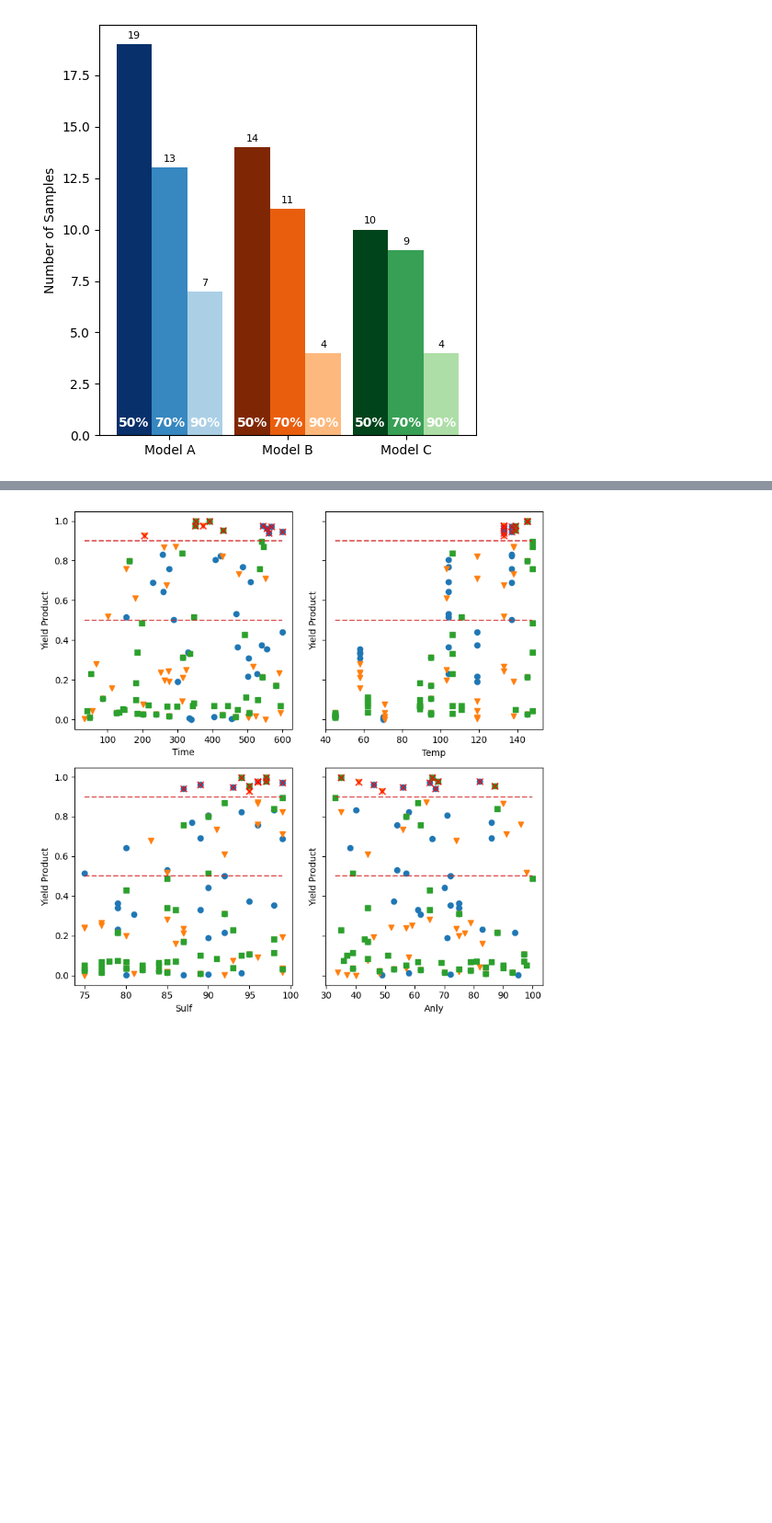
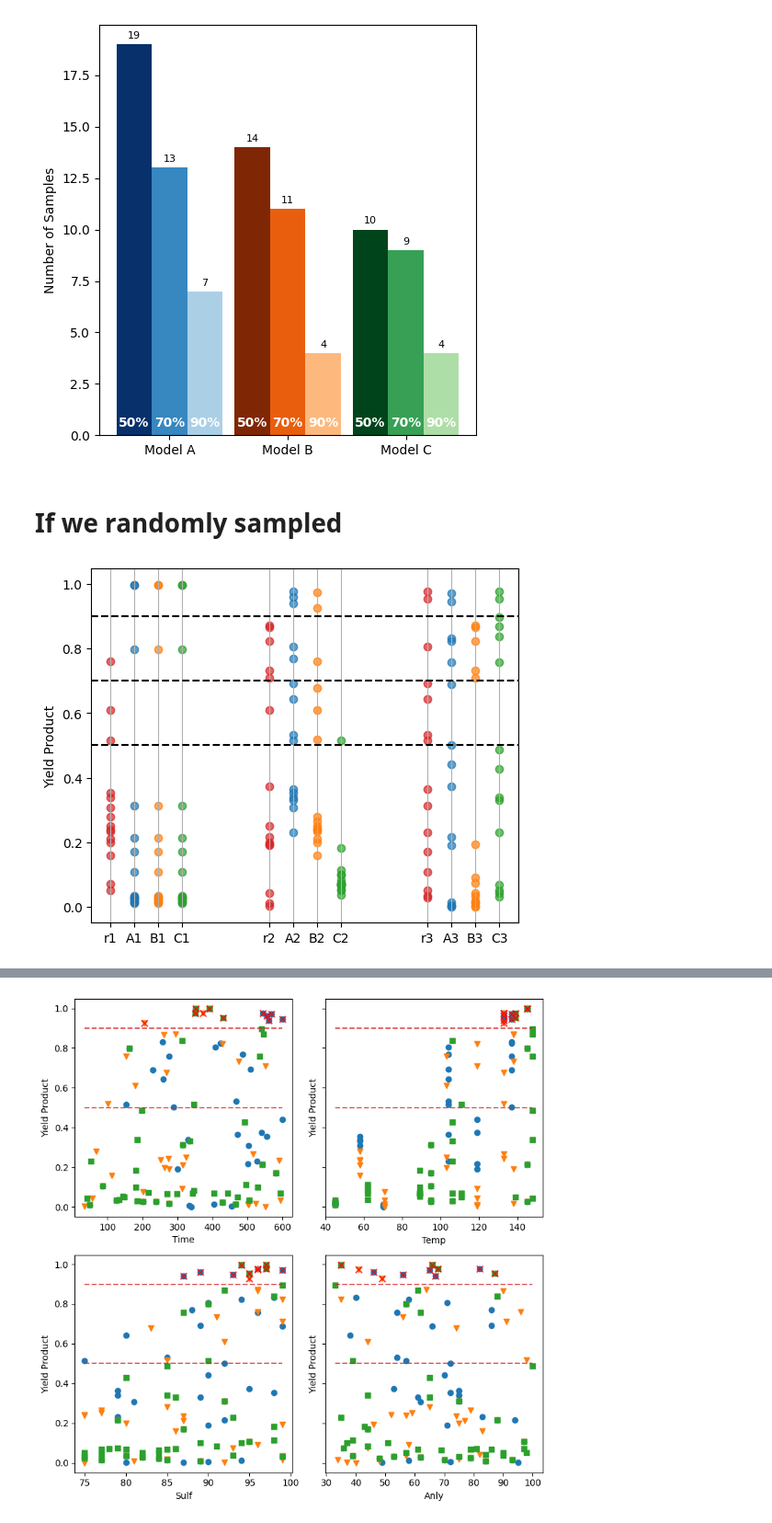
Before and after one commit to uwsunlab/BO-RFB, a Jupyter notebook: Results/All_results.ipynb, the cells around one changed output, grey strips where cells are left out. Shown at 92% size. Saved outputs shown, nothing was run; the diff lists cells and outputs as text; code cells hidden in the pictures; blank space fills up the shorter version.

```diff
--- a/Results/All_results.ipynb
+++ b/Results/All_results.ipynb
@@ -171,15 +174,15 @@ cumulative_bar(ax3,thresh = 0.9)
 # %% [output]
 [figure]
 # %%
-import numpy as np
-import matplotlib.pyplot as plt
-import matplotlib.cm as cm
 
 # Example data
 thresholds = [0.5, 0.7, 0.9]
-counts_A = [19, 13, 7]
-counts_B = [14, 11, 4]
-counts_C = [10, 9, 4]
+
+# Calculate counts for each threshold for each model
+counts_A = [ (set_dataA['yield product'] > thresh).sum().item() for thresh in thresholds ]
+counts_B = [ (set_dataB['yield product'] > thresh).sum().item() for thresh in thresholds ]
+counts_C = [ (set_dataC['yield product'] > thresh).sum().item() for thresh in thresholds ]
+
 model_counts = [counts_A, counts_B, counts_C]
 model_names = ['ModelA', 'ModelB', 'ModelC']  # Used for cm.*
 num_bars_per_model = len(thresholds)
@@ -222,3 +225,5 @@ plt.tight_layout()
 plt.show()
 # %% [output]
 [figure]
+# %% [markdown]
+# If we randomly sampled
@@ -224,0 +263,35 @@ plt.show()
+# %%
+# Plotting
+offset = 0.15
+plt.figure(figsize=(6, 5))
+for i, samples in enumerate(random_sampling):
+    plt.scatter([iteration[i]] * len(samples), samples.values, color = 'tab:red' , alpha=0.7)
+    # Plot the actual yield product values from set_dataA for each iteration
+      # Amount to shift to the right
+    plt.scatter([iteration[i] + offset] * batch_size, set_dataA.iloc[i*batch_size:(i+1)*batch_size]['yield product'],
+                color='tab:blue', alpha=0.7, label='set_dataA' if i == 0 else "")
+    plt.scatter([iteration[i] + 2*offset] * batch_size, set_dataB.iloc[i*batch_size:(i+1)*batch_size]['yield product'],
+                color='tab:orange', alpha=0.7, label='set_dataB' if i == 0 else "")
+    plt.scatter([iteration[i] + 3*offset] * batch_size, set_dataC.iloc[i*batch_size:(i+1)*batch_size]['yield product'],
+                color='tab:green', alpha=0.7, label='set_dataC' if i == 0 else "")
+# plt.xlabel('Iteration')
+plt.axhline(y=0.9, color='k', linestyle='--', label='y=0.9')
+plt.axhline(y=0.7, color='k', linestyle='--', label='y=0.9')
+plt.axhline(y=0.5, color='k', linestyle='--', label='y=0.9')
+plt.ylabel('Yield Product')
+# plt.title('Random Search: Yield Product per Iteration')
+plt.grid(axis='x', visible=True)
+plt.grid(axis='y', visible=False)
+plt.xticks(
+    list(iteration) +
+    [i + offset for i in iteration] +
+    [i + 2*offset for i in iteration] +
+    [i + 3*offset for i in iteration],
+    [f"r{i}" for i in iteration] +
+    [f"A{i}" for i in iteration] +
+    [f"B{i}" for i in iteration] +
+    [f"C{i}" for i in iteration]
+)
+plt.show()
+# %% [output]
+[figure, added]
```
Also changed, not shown: parts of 5 cells of this notebook, 14 other files.
